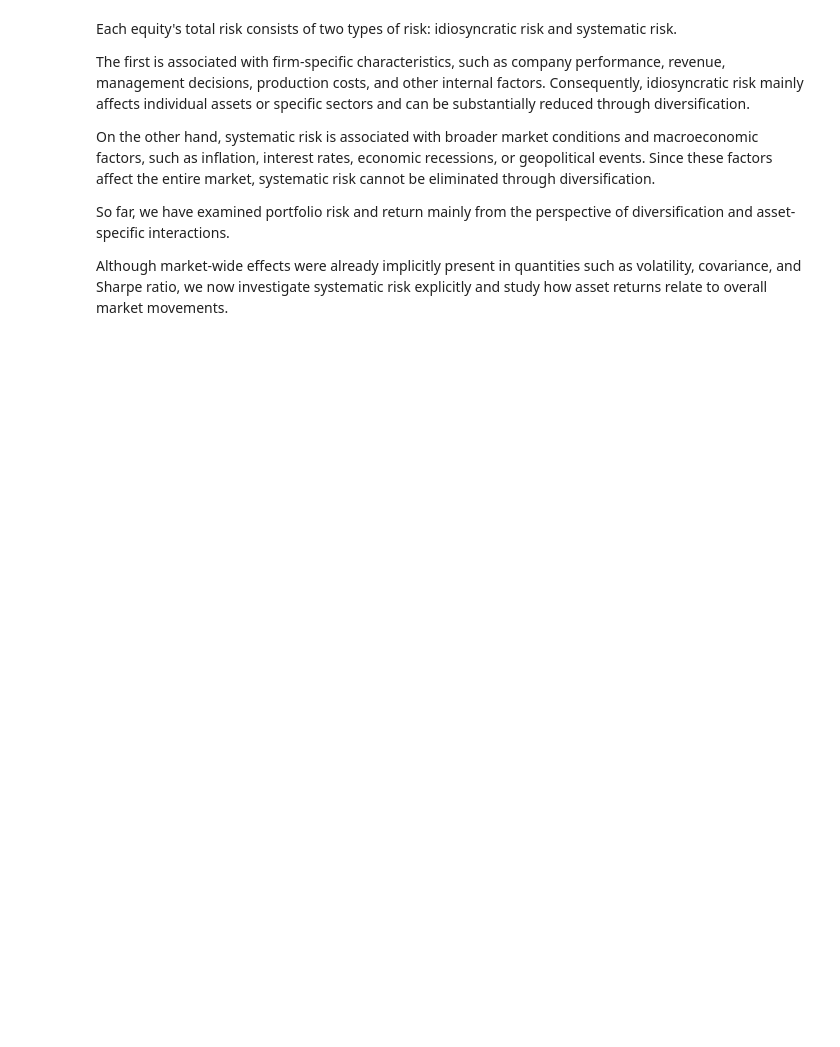
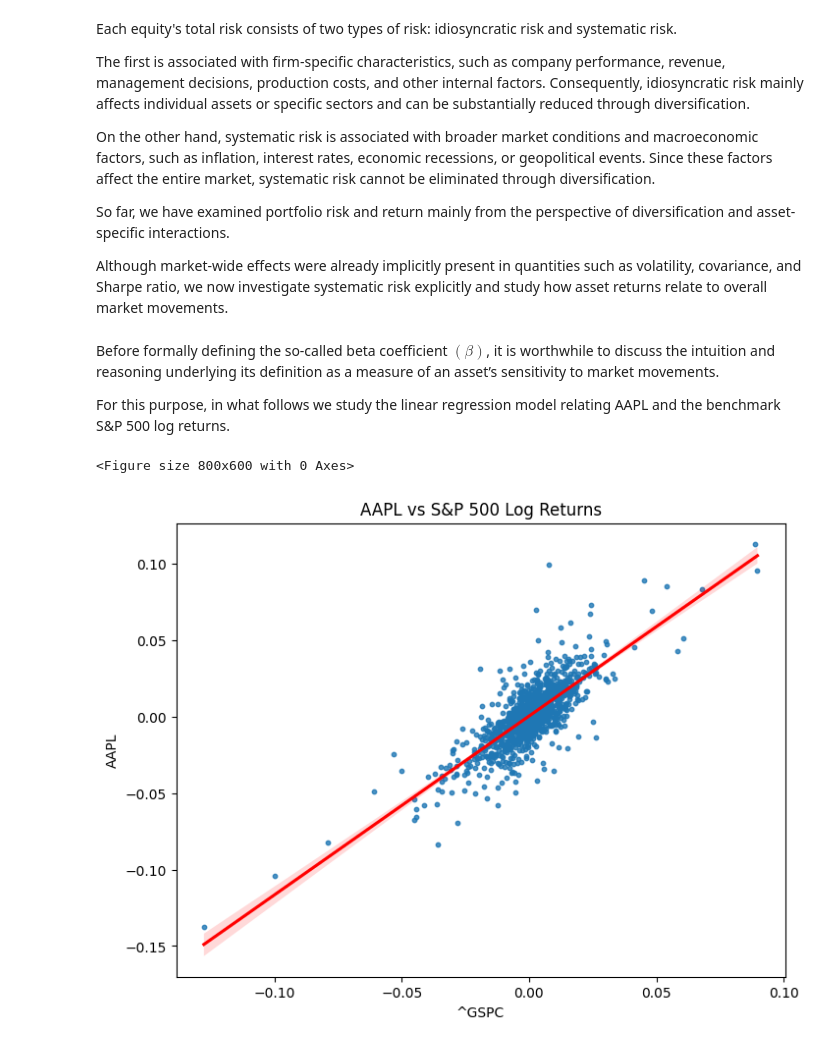
Before and after one commit to keramidasvasilis/data-analysis-projects, a Jupyter notebook: portfolio-optimization-risk-analysis/notebooks/portfolio_optimization_analysis.ipynb, the cells around one changed output. Saved outputs shown, nothing was run; the diff lists cells and outputs as text; code cells hidden in the pictures; blank space fills up the shorter version.

Commit message:
Add CAPM motivation and regression interpretation of beta

```diff
--- a/portfolio-optimization-risk-analysis/notebooks/portfolio_optimization_analysis.ipynb
+++ b/portfolio-optimization-risk-analysis/notebooks/portfolio_optimization_analysis.ipynb
@@ -778,3 +778,20 @@ On the other hand, systematic risk is associated with broader market conditions
 So far, we have examined portfolio risk and return mainly from the perspective of diversification and asset-specific interactions.
 
 Although market-wide effects were already implicitly present in quantities such as volatility, covariance, and Sharpe ratio, we now investigate systematic risk explicitly and study how asset returns relate to overall market movements.
+# %% [markdown]
+Before formally defining the so-called beta coefficient $(\beta)$, it is worthwhile to discuss the intuition and reasoning underlying its definition as a measure of an asset’s sensitivity to market movements.
+
+For this purpose, in what follows we study the linear regression model relating AAPL and the benchmark S\&P 500 log returns.
+# %%
+plt.figure(figsize=(8,6))
+
+plt.figure(figsize=(8,6))
+
+sns.regplot(x=benchmark_log_returns, y=log_returns['AAPL'], line_kws={'color':'red'},scatter_kws={'s':10})
+
+plt.title('AAPL vs S&P 500 Log Returns')
+
+plt.show()
+# %% [output]
+<Figure size 800x600 with 0 Axes>
+[figure, added]
```
Also changed, not shown: parts of 16 cells of this notebook.
